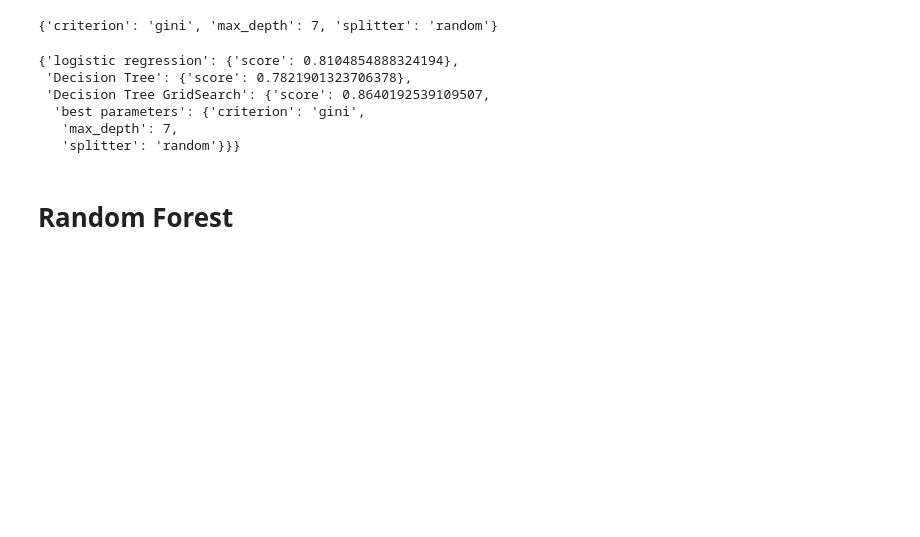
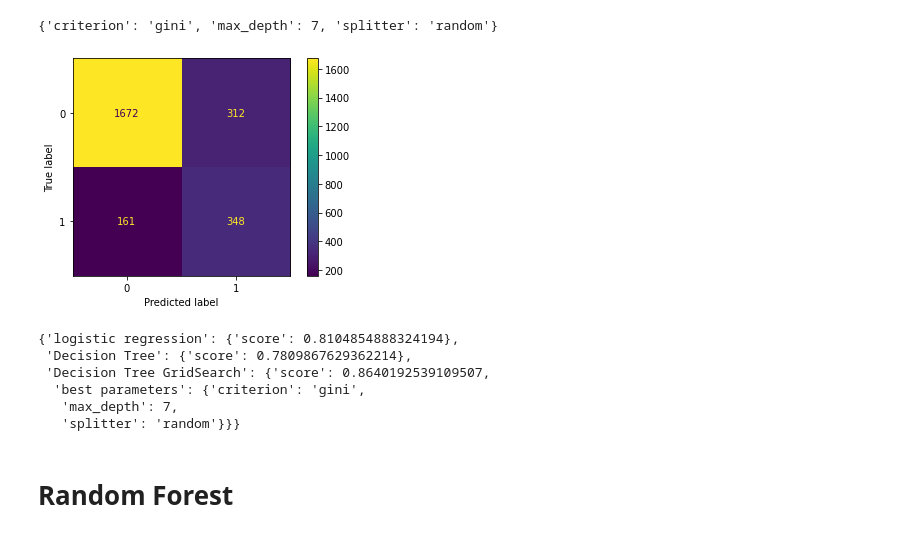
Before and after one commit to bcbanta/machine_learning_assignment_2.2, a Jupyter notebook: ml_deployment_project_details.ipynb, the cells around one changed output. Drawn from its saved outputs; the diff is of its cells as text; code cells hidden in the pictures; blank space fills up the shorter version.

Commit message:
updated model with app.py file

```diff
--- a/ml_deployment_project_details.ipynb
+++ b/ml_deployment_project_details.ipynb
@@ -268,18 +275,29 @@ decision_tree_best_params
 # %%
 clf = tree.DecisionTreeClassifier(random_state = 0, **decision_tree_best_params)
 clf = clf.fit(X_train, y_train)
 decision_tree_gridsearch = clf.score(X_test, y_test)
+predictions = (clf.predict_proba(X_test)[:, 1] >= .25).astype(int)
+cm = confusion_matrix(y_test, predictions, labels=clf.classes_)
+disp = ConfusionMatrixDisplay(
+    confusion_matrix=cm,
+    display_labels=clf.classes_,
+)
+disp.plot()
+plt.show()
+# %% [output]
+[figure, added]
 # %%
 model_scores['Decision Tree GridSearch'] = {'score': decision_tree_gridsearch, 'best parameters': decision_tree_best_params}
-# %%
-model_scores
-# %% [output]
-{'logistic regression': {'score': 0.8104854888324194},
- 'Decision Tree': {'score': 0.7821901323706378},
- 'Decision Tree GridSearch': {'score': 0.8640192539109507,
-  'best parameters': {'criterion': 'gini',
-   'max_depth': 7,
-   'splitter': 'random'}}}
+# %%
+joblib.dump(clf, 'tree_model.joblib')
+model_scores
+# %% [output]
+{'logistic regression': {'score': 0.8104854888324194},
+ 'Decision Tree': {'score': 0.7809867629362214},
+ 'Decision Tree GridSearch': {'score': 0.8640192539109507,
+  'best parameters': {'criterion': 'gini',
+   'max_depth': 7,
+   'splitter': 'random'}}}
 # %% [markdown]
 # Random Forest
 # %%
```
Also changed, not shown: parts of 10 cells of this notebook, 7 other files.
